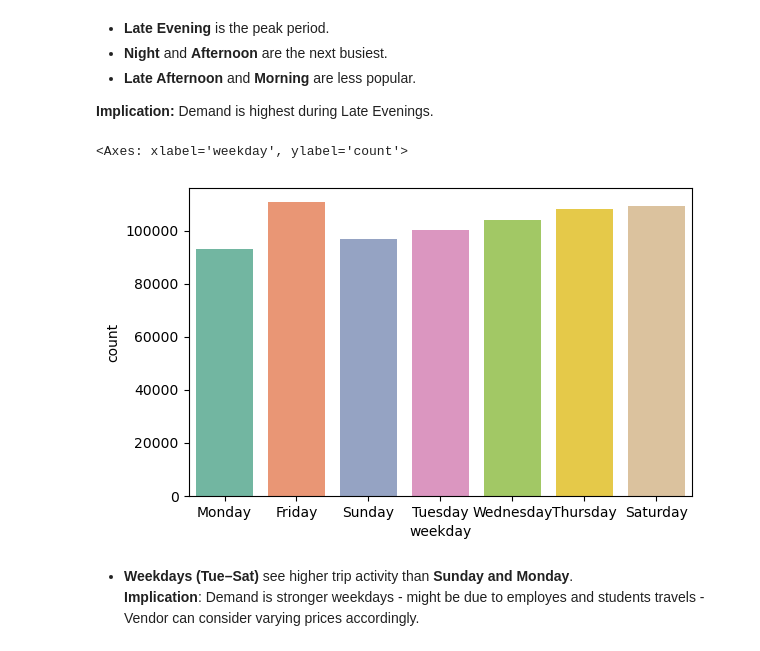
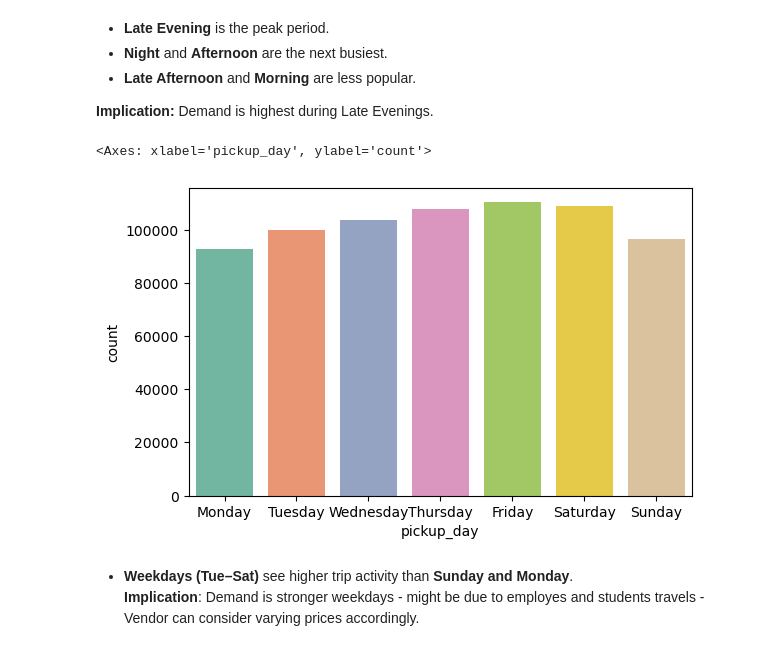
Before and after one commit to akshaygrandhi123/Fractal_EDA_Preboarding, a Jupyter notebook: Grandhi_Akshay_b3.ipynb, the cells around one changed output. Saved outputs shown, nothing was run; the diff lists cells and outputs as text; code cells hidden in the pictures.

```diff
--- a/Grandhi_Akshay_b3.ipynb
+++ b/Grandhi_Akshay_b3.ipynb
@@ -1035,10 +1038,10 @@ sns.countplot(x='pickup_timeofday', hue='pickup_timeofday', data=df, palette='Se
 # %%
 # plotting trip day on number of trips
 plt.figure(figsize=(6.5,4))
-sns.countplot(x='weekday', hue='weekday', data=df, palette='Set2', legend=False)
+sns.countplot(x='pickup_day', hue='pickup_day', data=df, palette='Set2', legend=False)
 # %% [output]
-<Axes: xlabel='weekday', ylabel='count'>
+<Axes: xlabel='pickup_day', ylabel='count'>
-[figure, old version]
+[figure, new version]
 # %% [markdown]
 * **Weekdays (Tue–Sat)** see higher trip activity than **Sunday and Monday**.
 **Implication**: Demand is stronger weekdays - might be due to employes and students travels - Vendor can consider varying prices accordingly.
```
Also changed, not shown: parts of 16 cells of this notebook.
